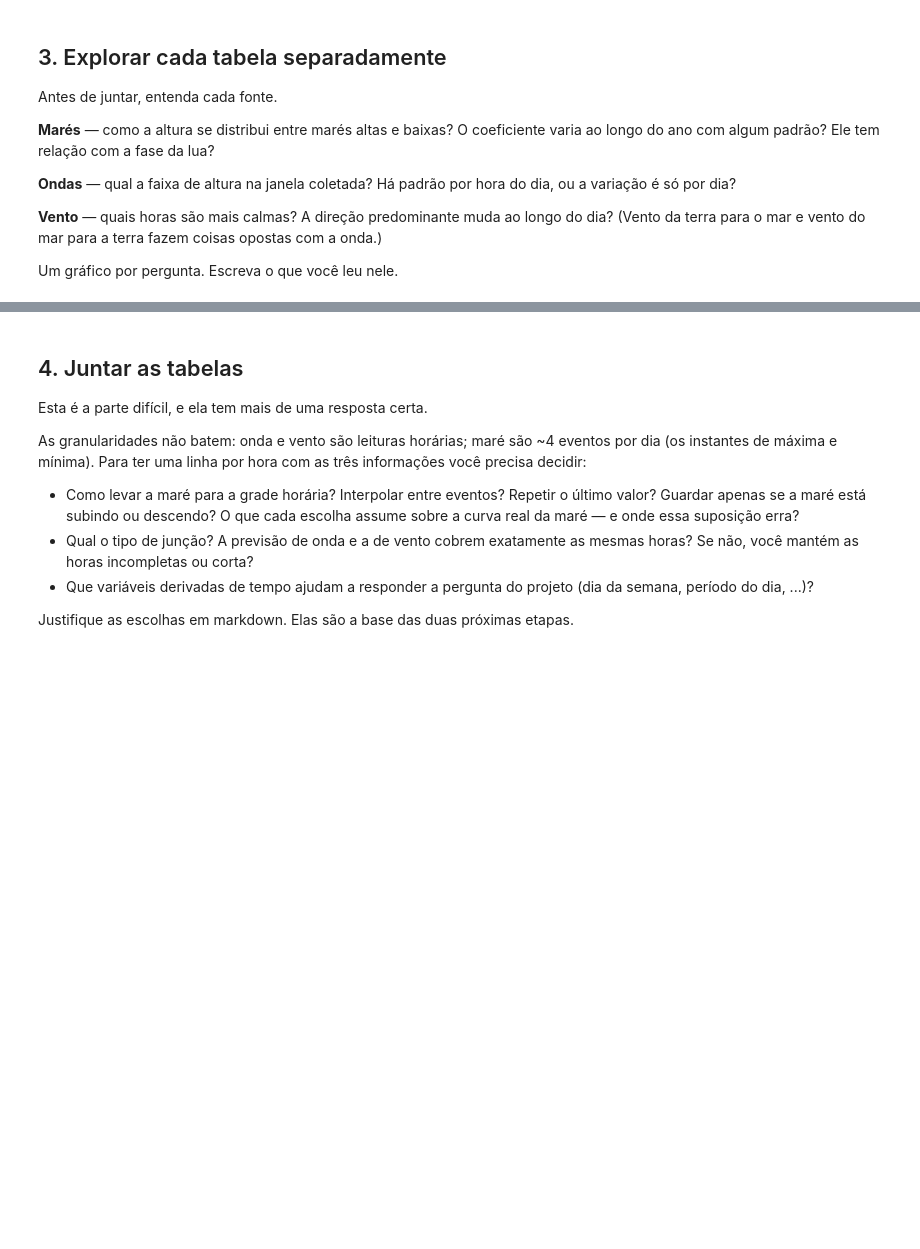
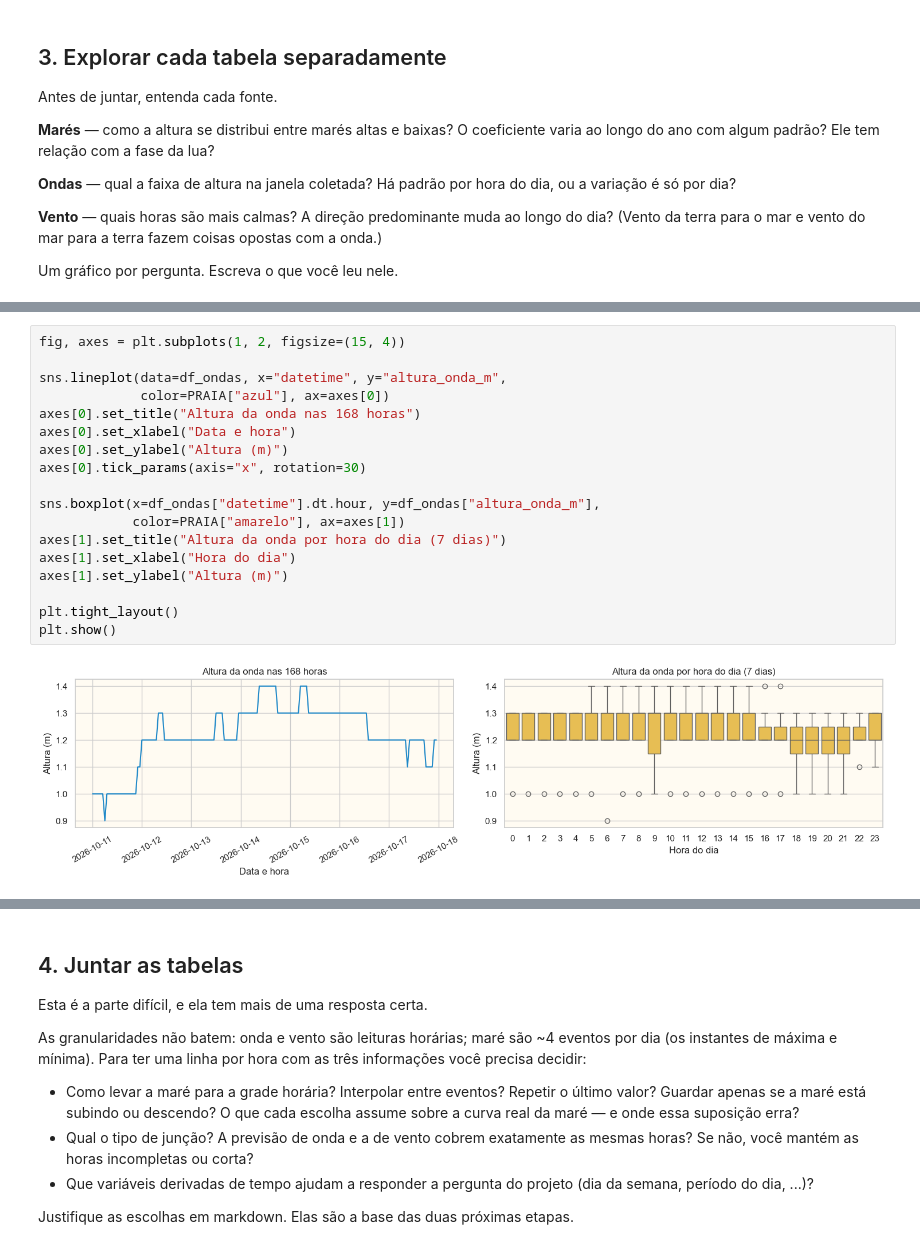
Before and after one commit to phmcd-bit/miniprojeto2, a Jupyter notebook: notebooks/eda.ipynb, the cells around one changed output, grey strips where cells are left out. Cells and saved outputs as stored; diff of their text form; blank space fills up the shorter version.

```diff
--- a/notebooks/eda.ipynb
+++ b/notebooks/eda.ipynb
@@ -262,0 +406,20 @@ Um gráfico por pergunta. Escreva o que você leu nele.
+# %%
+fig, axes = plt.subplots(1, 2, figsize=(15, 4))
+
+sns.lineplot(data=df_ondas, x="datetime", y="altura_onda_m",
+             color=PRAIA["azul"], ax=axes[0])
+axes[0].set_title("Altura da onda nas 168 horas")
+axes[0].set_xlabel("Data e hora")
+axes[0].set_ylabel("Altura (m)")
+axes[0].tick_params(axis="x", rotation=30)
+
+sns.boxplot(x=df_ondas["datetime"].dt.hour, y=df_ondas["altura_onda_m"],
+            color=PRAIA["amarelo"], ax=axes[1])
+axes[1].set_title("Altura da onda por hora do dia (7 dias)")
+axes[1].set_xlabel("Hora do dia")
+axes[1].set_ylabel("Altura (m)")
+
+plt.tight_layout()
+plt.show()
+# %% [output]
+[figure, added]
```
Also changed, not shown: parts of 17 cells of this notebook.
